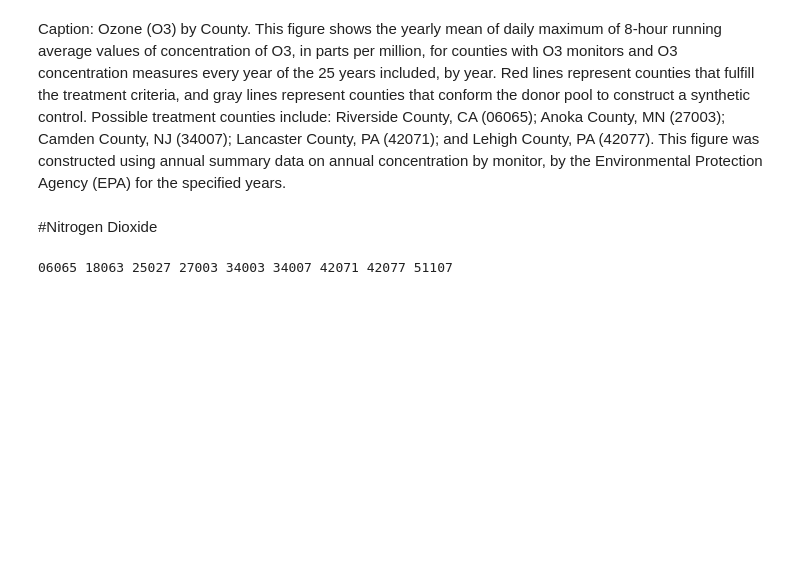
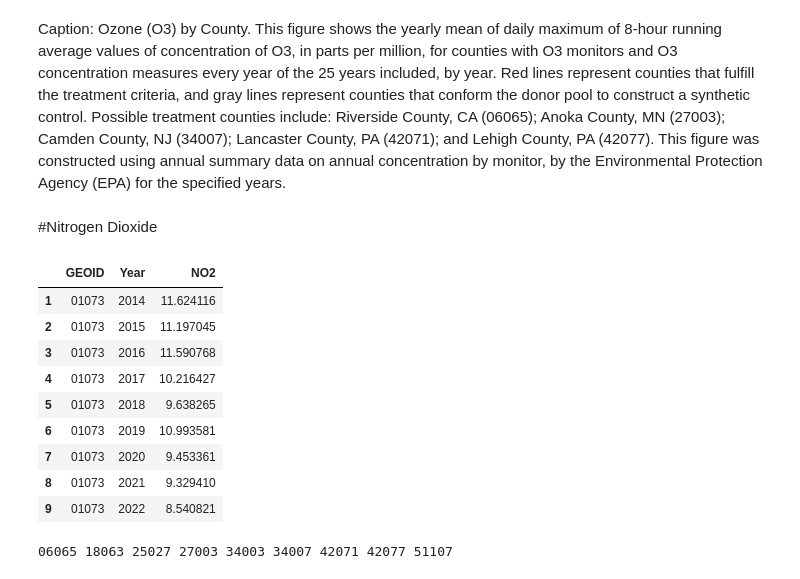
Before and after one commit to ReidelVichot/LC_identification, a Jupyter notebook: annual_Air_043026.ipynb, the cells around one changed output. Saved outputs shown, nothing was run; the diff lists cells and outputs as text; code cells hidden in the pictures; blank space fills up the shorter version.

```diff
--- a/annual_Air_043026.ipynb
+++ b/annual_Air_043026.ipynb
@@ -242,6 +242,19 @@ NO2 = NO2[NO2["Units of Measure"]=="Parts per billion"]
 NO2 = NO2.groupby(["GEOID", "Year"]).mean(numeric_only=True).reset_index()
 NO2 = NO2[cols]
 NO2.columns = ["GEOID", "Year", "NO2"]
+# %%
+NO2[NO2.GEOID == '01073']
+# %% [output]
+|  | GEOID | Year | NO2 |
+| 1 | 01073 | 2014 | 11.624116 |
+| 2 | 01073 | 2015 | 11.197045 |
+| 3 | 01073 | 2016 | 11.590768 |
+| 4 | 01073 | 2017 | 10.216427 |
+| 5 | 01073 | 2018 | 9.638265 |
+| 6 | 01073 | 2019 | 10.993581 |
+| 7 | 01073 | 2020 | 9.453361 |
+| 8 | 01073 | 2021 | 9.329410 |
+| 9 | 01073 | 2022 | 8.540821 |
 # %%
 # Plotting trends
 fig, ax = plt.subplots(figsize=(10,5))
```
Also changed, not shown: parts of 5 cells of this notebook.
